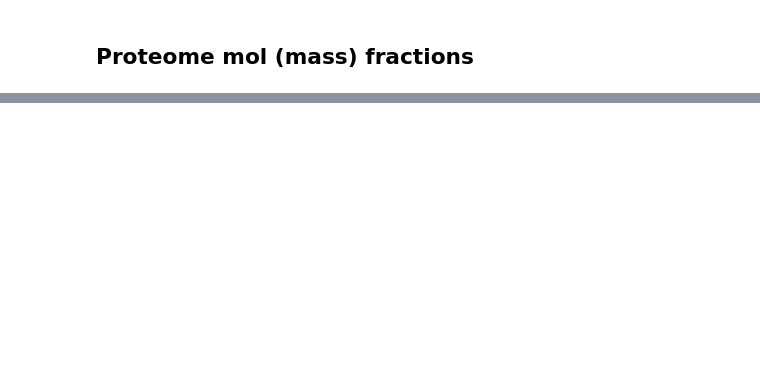
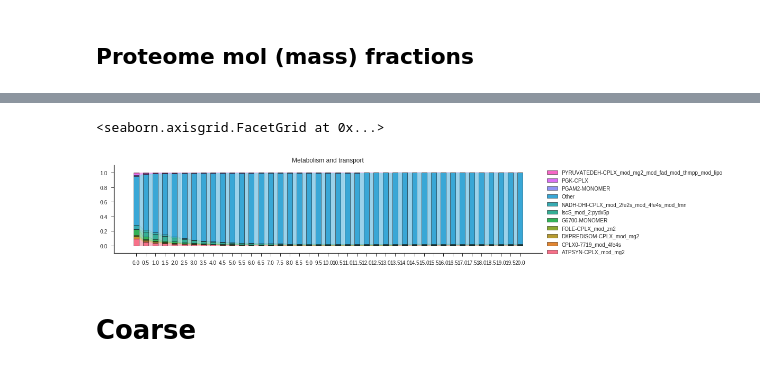
Before and after one commit to SBRG/dynamicme, a Jupyter notebook: notebooks/production/validation1_uptake_hier_opt0_degr.ipynb, the cells around one changed output, grey strips where cells are left out. Drawn from its saved outputs; the diff is of its cells as text; code cells hidden in the pictures; blank space fills up the shorter version.

```diff
--- a/notebooks/production/validation1_uptake_hier_opt0_degr.ipynb
+++ b/notebooks/production/validation1_uptake_hier_opt0_degr.ipynb
@@ -315,3 +332,9 @@ g.add_legend()
 ### In general, it seems virtual cell lacks capacity to replenish the continuously diluting proteome.
 ### Actually, not entirely true--see very rapid rise in ACK protein. But is that because it's cheaper (recall Hwa's overflow mechanism--ATP per protein cost)
 ### Need to start it off with much more ribosome?
+# %%
+met = me.metabolites.get_by_id('FLAVODOXIN1-MONOMER')
+for rxn in met.reactions:
+    if rxn.x > 1e-15:
+        print '%-35.30s%-55.50s%-50s' % (rxn.x, rxn.id, rxn.reaction)
+        print
@@ -345,0 +401,6 @@ stacked_bar('time', 'mf', dsplot_cplx, 'cplx', 'group', aspect=4)
+# %%
+from cobrame import Complex, MetabolicReaction
+
+met_cplxs = list(set([met.id for rxn in me.reactions for met in rxn.metabolites if isinstance(rxn,MetabolicReaction) and isinstance(met, Complex)]))
+met_cplxs = [m for m in met_cplxs if 'FLAVO' not in m]
+print len(met_cplxs)
@@ -345,0 +430,35 @@ stacked_bar('time', 'mf', dsplot_cplx, 'cplx', 'group', aspect=4)
+# %%
+df_mass = pd.DataFrame([{'cplx':met.id, 'mass':met.mass} for met in me.metabolites if hasattr(met,'mass')])
+df_cplx = pd.DataFrame([{'cplx':k, 'conc':v, 'time':result['time'][i]} for i,r in enumerate(result['complex']) for k,v in r.iteritems()])
+df_cplx_mass = pd.merge(df_cplx, df_mass, on='cplx')
+
+times = df_cplx_mass.time.unique()
+for t in times:
+    dfi = df_cplx_mass[ df_cplx_mass.time==t]
+    masses = dfi.conc*dfi.mass
+    mtot = masses.sum()
+    mfs = masses/mtot
+    b = (df_cplx_mass.time==t).values
+    df_cplx_mass.loc[b,'mf'] = mfs
+
+#df_var = df_cplx_mass[ df_cplx_mass.cplx.isin(met_cplxs)].groupby('cplx').mf.var().reset_index()
+df_var = df_cplx_mass[ df_cplx_mass.cplx.isin(met_cplxs)].groupby('cplx').mf.mean().reset_index()
+N_PLOT = 10
+vary_cplxs = df_var.sort_values('mf', ascending=False)['cplx'][0:N_PLOT].values
+vary_cplxs
+
+df_cplx_mass[ df_cplx_mass.time==0].mf.sum()
+
+from stressme.plot import stacked_bar
+
+dsplot_cplx = df_cplx_mass
+dsplot_cplx.loc[:,'name'] = dsplot_cplx.cplx
+dsplot_cplx.loc[ ~dsplot_cplx.cplx.isin(vary_cplxs), 'name'] = 'Other'
+dsplot_cplx = dsplot_cplx.groupby(['time','name']).mf.sum().reset_index()
+dsplot_cplx.loc[:,'group'] = 'Metabolism and transport'
+stacked_bar('time', 'mf', dsplot_cplx, 'name', 'group', aspect=4)
+# %% [output]
+<seaborn.axisgrid.FacetGrid at 0x...>
+[figure, added]
+# %% [markdown]
+# Coarse
```
Also changed, not shown: parts of 26 cells of this notebook, 3 other files.
